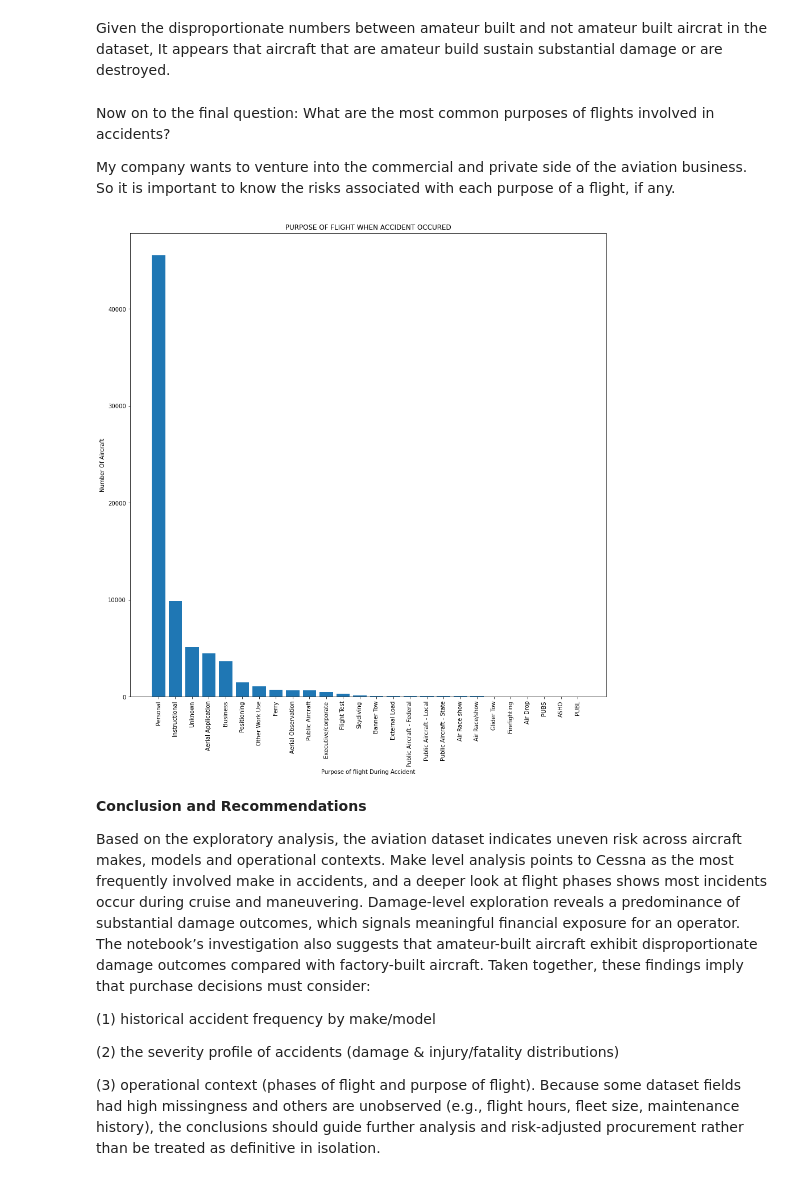
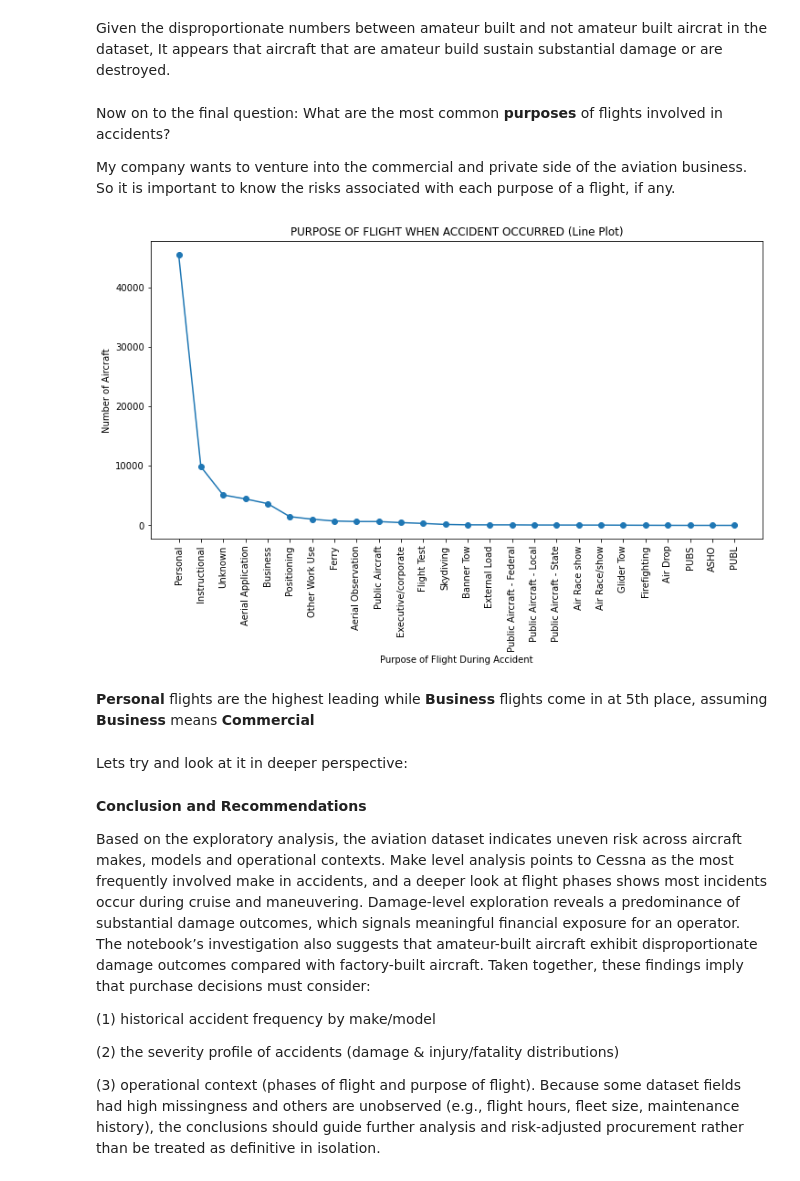
Before and after one commit to Graham-49/Phase-One-Project, a Jupyter notebook: dsc-phase1-project.ipynb, the cells around one changed output. Cells and saved outputs as stored; diff of their text form; code cells hidden in the pictures.

```diff
--- a/dsc-phase1-project.ipynb
+++ b/dsc-phase1-project.ipynb
@@ -599,23 +599,27 @@ ax.set_xlabel("Number of Aircraft");
 # %% [markdown]
 Given the disproportionate numbers between amateur built and not amateur built aircrat in the dataset, It appears that aircraft that are amateur build sustain substantial damage or are destroyed.
 # %% [markdown]
-Now on to the final question: What are the most common purposes of flights involved in accidents?
+Now on to the final question: What are the most common **purposes** of flights involved in accidents?
 
 My company wants to venture into the commercial and private side of the aviation business. So it is important to know the risks associated with each purpose of a flight, if any.
-# %%
-#plot of purpose of flight when accident/incident occured
-purpose_counts = df["Purpose.of.flight"].value_counts()
-
-fig, ax = plt.subplots(figsize = (15,15))
-
-ax.bar(purpose_counts.index, purpose_counts.values )
-ax.set_title("PURPOSE OF FLIGHT WHEN ACCIDENT OCCURED")
-ax.set_xlabel("Purpose of flight During Accident")
-ax.set_ylabel("Number Of Aircraft")
-ax.set_xticks(range(len(purpose_counts.index)))
-ax.set_xticklabels(purpose_counts.index,rotation=90);
-# %% [output]
-[figure, removed]
+# %%
+purpose_counts = df["Purpose.of.flight"].value_counts() #plot of purpose of flight when accident/incident occured
+
+fig, ax = plt.subplots(figsize=(12,6))
+
+ax.plot(purpose_counts.index, purpose_counts.values, marker='o', linestyle='-')
+
+ax.set_title("PURPOSE OF FLIGHT WHEN ACCIDENT OCCURRED (Line Plot)")
+ax.set_xlabel("Purpose of Flight During Accident")
+ax.set_ylabel("Number of Aircraft")
+plt.xticks(rotation=90)
+plt.show()
+# %% [output]
+[figure, added]
+# %% [markdown]
+**Personal** flights are the highest leading while **Business** flights come in at 5th place, assuming **Business** means **Commercial**
+# %% [markdown]
+Lets try and look at it in deeper perspective:
 # %% [markdown]
 **Conclusion and Recommendations**
 
```
Also changed, not shown: parts of 3 cells of this notebook.
